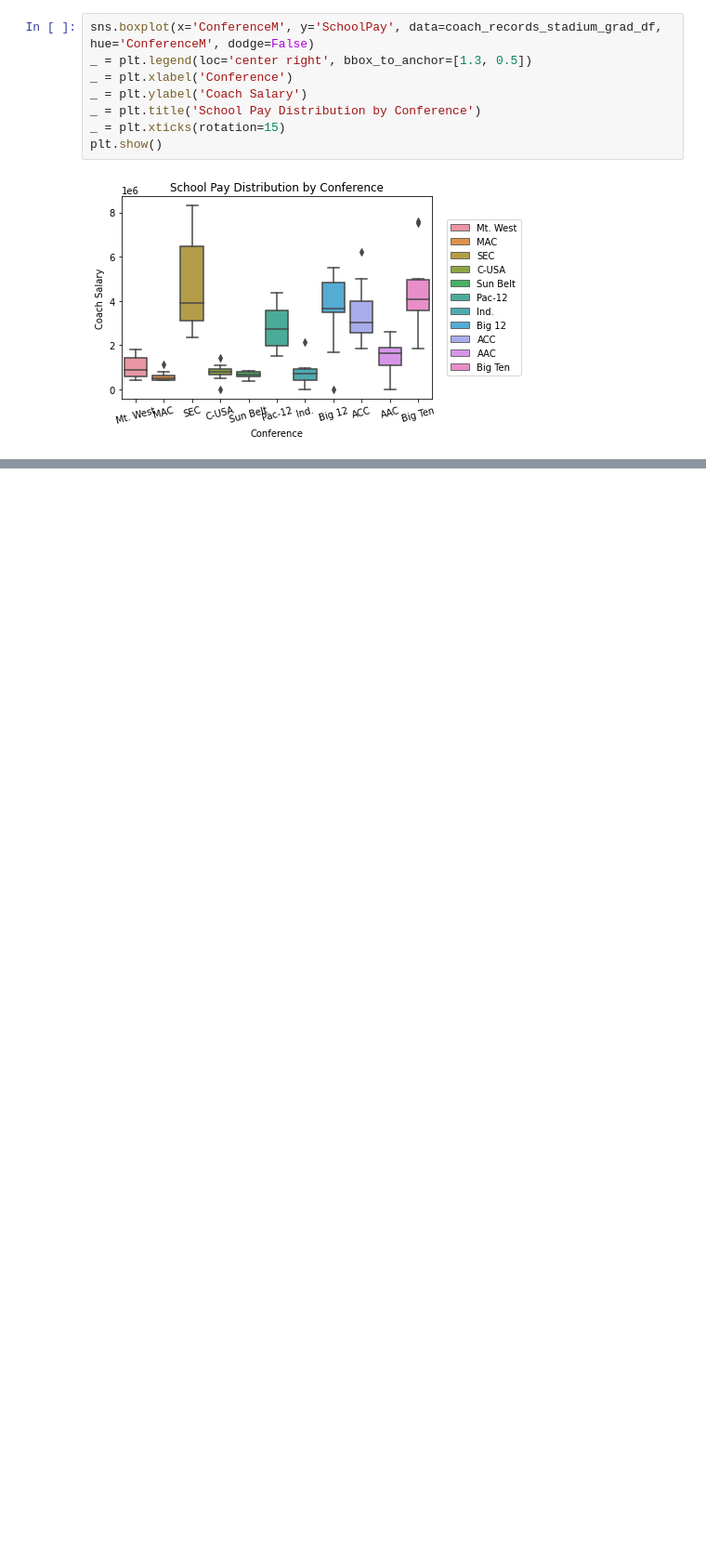
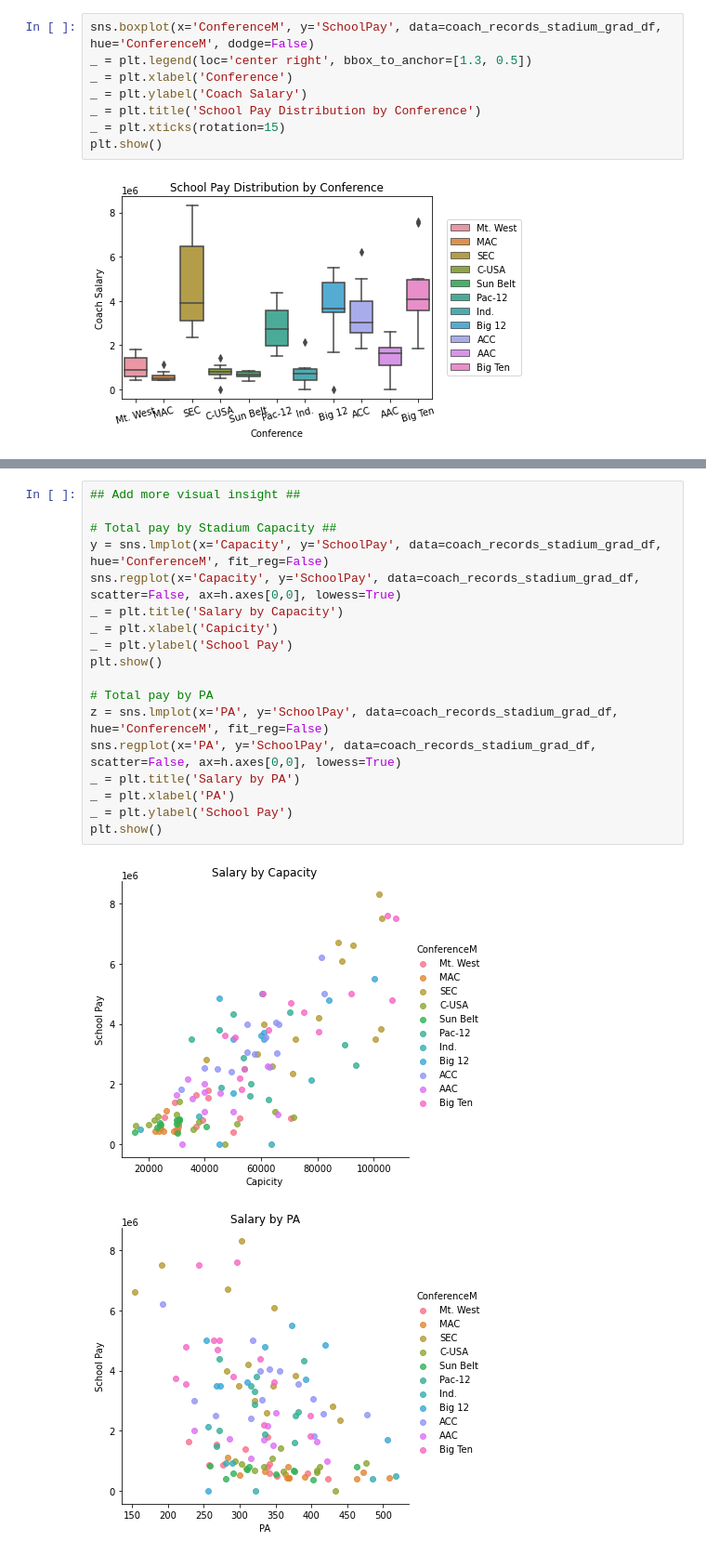
Before and after one commit to Champioa00/LAB1, a Jupyter notebook: Lab1Workingsession.ipynb, the cells around one changed output, grey strips where cells are left out. Shown: that part at 93% size. Drawn from its saved outputs; the diff is of its cells as text; blank space fills up the shorter version.

```diff
--- a/Lab1Workingsession.ipynb
+++ b/Lab1Workingsession.ipynb
@@ -749,3 +749,24 @@ plt.show()
 [figure]
 [figure]
 [figure]
+# %%
+## Add more visual insight ##
+
+# Total pay by Stadium Capacity ##
+y = sns.lmplot(x='Capacity', y='SchoolPay', data=coach_records_stadium_grad_df, hue='ConferenceM', fit_reg=False)
+sns.regplot(x='Capacity', y='SchoolPay', data=coach_records_stadium_grad_df, scatter=False, ax=h.axes[0,0], lowess=True)
+_ = plt.title('Salary by Capacity')
+_ = plt.xlabel('Capicity')
+_ = plt.ylabel('School Pay')
+plt.show()
+
+# Total pay by PA
+z = sns.lmplot(x='PA', y='SchoolPay', data=coach_records_stadium_grad_df, hue='ConferenceM', fit_reg=False)
+sns.regplot(x='PA', y='SchoolPay', data=coach_records_stadium_grad_df, scatter=False, ax=h.axes[0,0], lowess=True)
+_ = plt.title('Salary by PA')
+_ = plt.xlabel('PA')
+_ = plt.ylabel('School Pay')
+plt.show()
+# %% [output]
+[figure, added]
+[figure, added]
```
Also changed, not shown: parts of 2 cells of this notebook.
